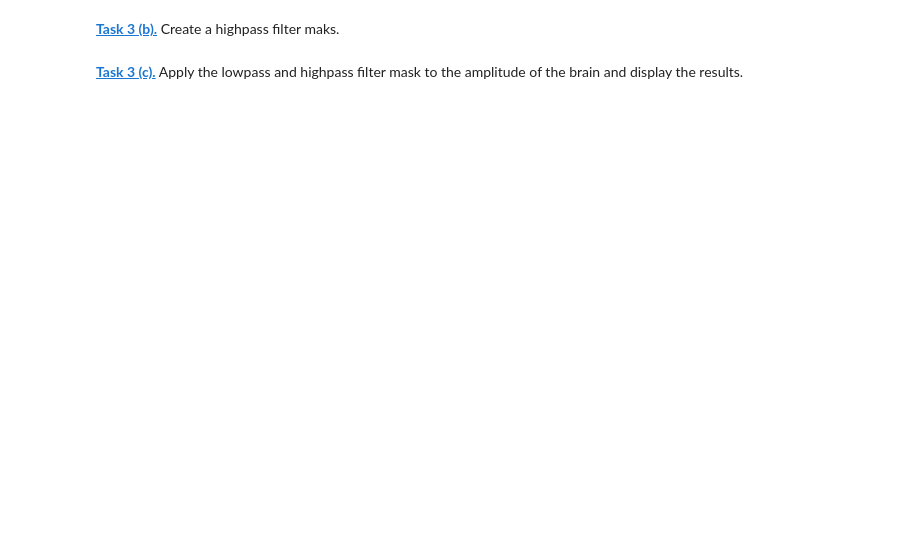
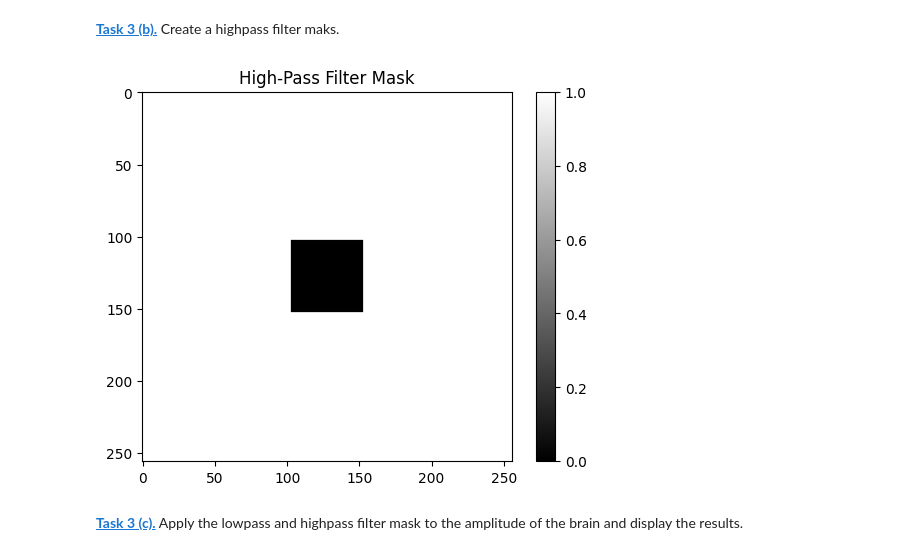
Before and after one commit to DavidDulkies31/mobi-fs5-python, a Jupyter notebook: fourier.ipynb, the cells around one changed output. Drawn from its saved outputs; the diff is of its cells as text; code cells hidden in the pictures; blank space fills up the shorter version.

```diff
--- a/fourier.ipynb
+++ b/fourier.ipynb
@@ -137,4 +151,14 @@ plt.imshow(np.abs(filtered_cell_img), cmap='gray')
 # %% [markdown]
 **[Task 3 (b).]()** Create a highpass filter maks.
+# %%
+high_pass = 1 - low_pass
+
+# Visualisieren des High-Pass-Filters
+plt.imshow(high_pass, cmap='gray')
+plt.title("High-Pass Filter Mask")
+plt.colorbar()
+plt.show()
+# %% [output]
+[figure, added]
 # %% [markdown]
 **[Task 3 (c).]()** Apply the lowpass and highpass filter mask to the amplitude of the brain and display the results.
```
Also changed, not shown: parts of 16 cells of this notebook.
